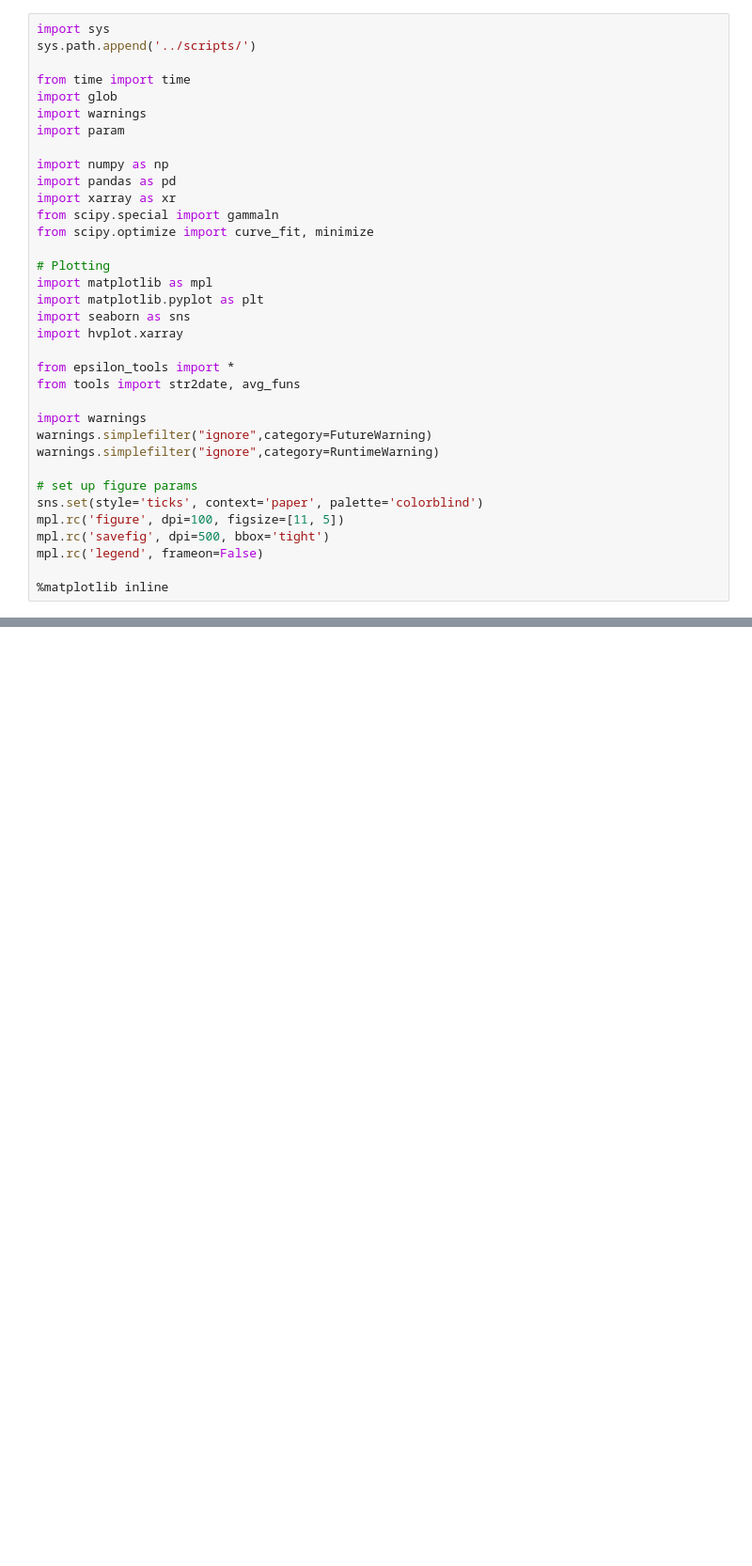
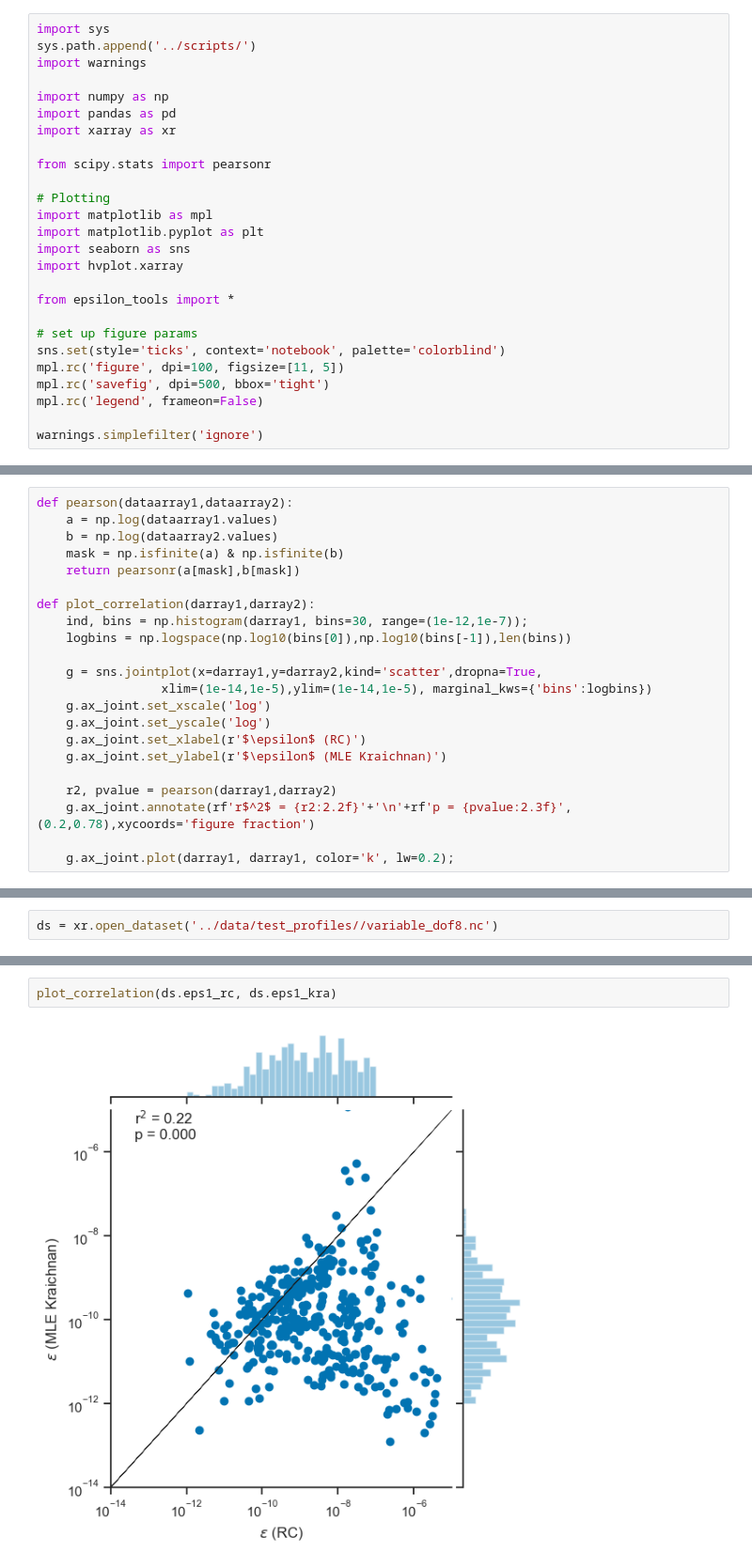
Before and after one commit to sessink/epsilon_from_emapex, a Jupyter notebook: notebooks/qc_epsilon.ipynb, the cells around one changed output, grey strips where cells are left out. Shown at 94% size. Saved outputs shown, nothing was run; the diff lists cells and outputs as text; blank space fills up the shorter version.

```diff
--- a/notebooks/qc_epsilon.ipynb
+++ b/notebooks/qc_epsilon.ipynb
@@ -1,17 +5,13 @@
 # %%
 import sys
 sys.path.append('../scripts/')
-
-from time import time
-import glob
 import warnings
-import param
 
 import numpy as np
 import pandas as pd
 import xarray as xr
-from scipy.special import gammaln
-from scipy.optimize import curve_fit, minimize
+
+from scipy.stats import pearsonr
 
 # Plotting
 import matplotlib as mpl
@@ -20,16 +20,11 @@ import seaborn as sns
 import hvplot.xarray
 
 from epsilon_tools import *
-from tools import str2date, avg_funs
-
-import warnings
-warnings.simplefilter("ignore",category=FutureWarning)
-warnings.simplefilter("ignore",category=RuntimeWarning)
 
 # set up figure params
-sns.set(style='ticks', context='paper', palette='colorblind')
+sns.set(style='ticks', context='notebook', palette='colorblind')
 mpl.rc('figure', dpi=100, figsize=[11, 5])
 mpl.rc('savefig', dpi=500, bbox='tight')
 mpl.rc('legend', frameon=False)
 
-%matplotlib inline
+warnings.simplefilter('ignore')
@@ -123,0 +31,22 @@ def mad(tms, p):
+# %%
+def pearson(dataarray1,dataarray2):
+    a = np.log(dataarray1.values)
+    b = np.log(dataarray2.values)
+    mask = np.isfinite(a) & np.isfinite(b)
+    return pearsonr(a[mask],b[mask])
+
+def plot_correlation(darray1,darray2):
+    ind, bins = np.histogram(darray1, bins=30, range=(1e-12,1e-7));
+    logbins = np.logspace(np.log10(bins[0]),np.log10(bins[-1]),len(bins))
+
+    g = sns.jointplot(x=darray1,y=darray2,kind='scatter',dropna=True,
+                 xlim=(1e-14,1e-5),ylim=(1e-14,1e-5), marginal_kws={'bins':logbins})
+    g.ax_joint.set_xscale('log')
+    g.ax_joint.set_yscale('log')
+    g.ax_joint.set_xlabel(r'$\epsilon$ (RC)')
+    g.ax_joint.set_ylabel(r'$\epsilon$ (MLE Kraichnan)')
+
+    r2, pvalue = pearson(darray1,darray2)
+    g.ax_joint.annotate(rf'r$^2$ = {r2:2.2f}'+'\n'+rf'p = {pvalue:2.3f}',(0.2,0.78),xycoords='figure fraction')
+
+    g.ax_joint.plot(darray1, darray1, color='k', lw=0.2);
@@ -123,0 +55,2 @@ def mad(tms, p):
+# %%
+ds = xr.open_dataset('../data/test_profiles//variable_dof8.nc')
@@ -123,0 +77,4 @@ def mad(tms, p):
+# %%
+plot_correlation(ds.eps1_rc, ds.eps1_kra)
+# %% [output]
+[figure, added]
```
Also changed, not shown: parts of 14 cells of this notebook, 2 other files.
